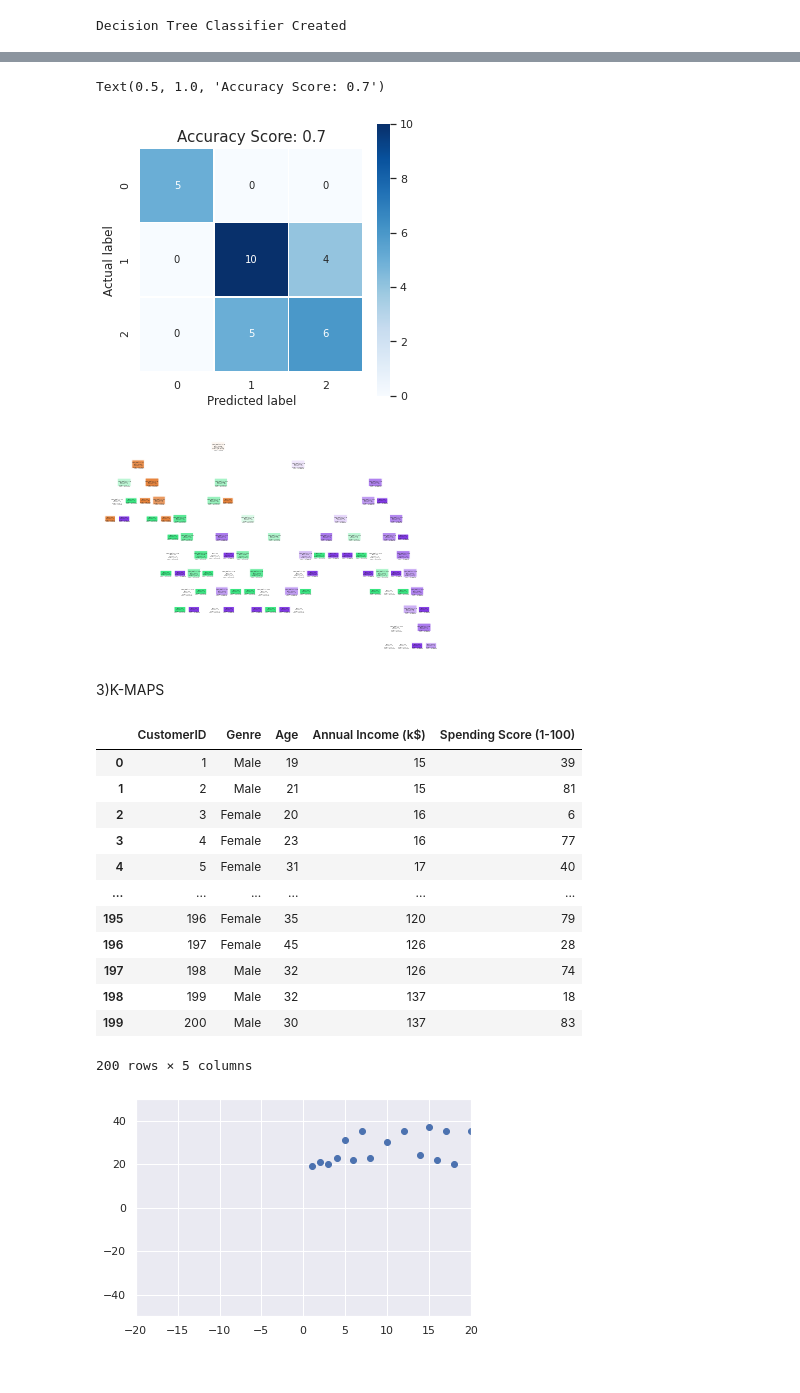
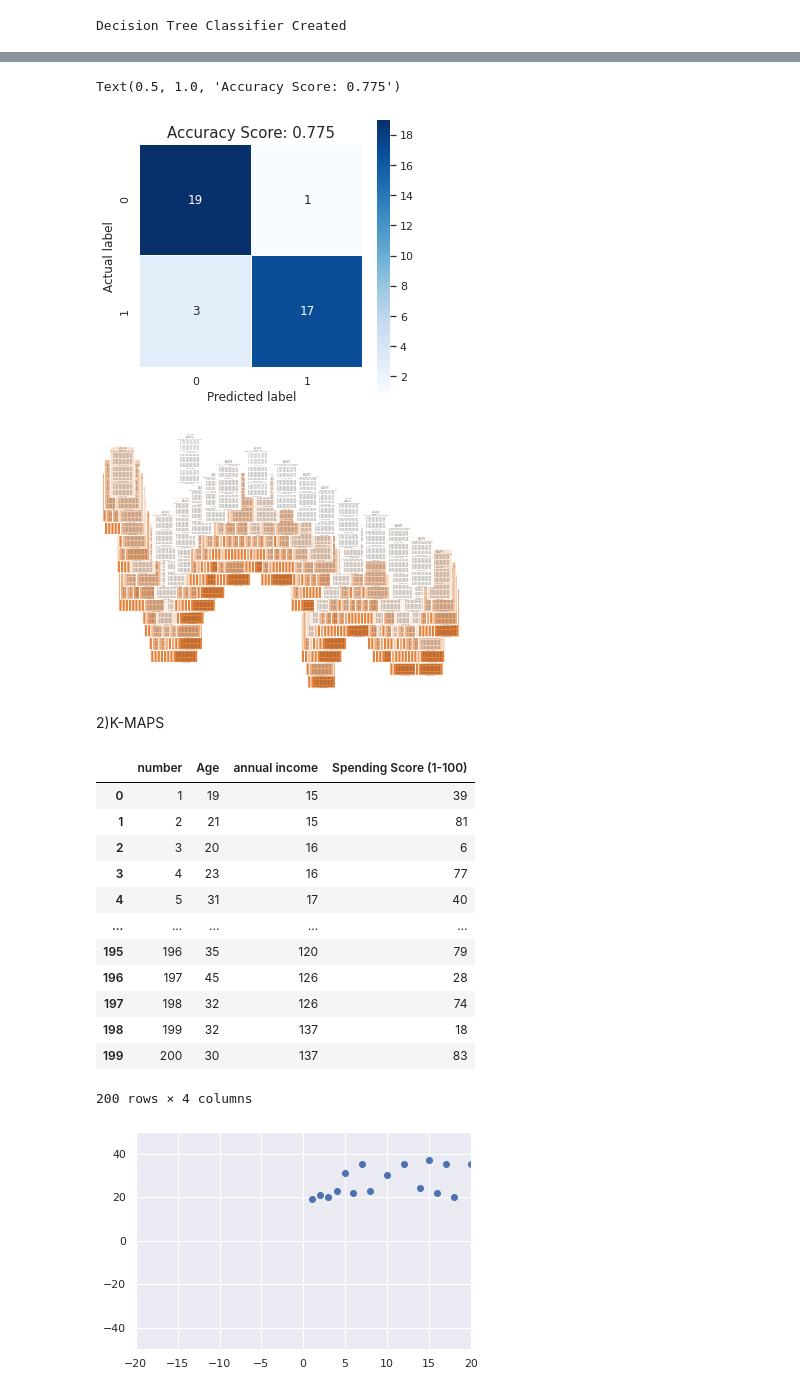
Before and after one commit to Kiranmayi18/Basic, a Jupyter notebook: Untitled5.ipynb, the cells around one changed output, grey strips where cells are left out. Saved outputs shown, nothing was run; the diff lists cells and outputs as text; code cells hidden in the pictures.

```diff
--- a/Untitled5.ipynb
+++ b/Untitled5.ipynb
@@ -106,7 +106,7 @@ sns.scatterplot(x='CustomerID',y='Age',data=news,palette='Dark2_r')
 # %% [markdown]
 CLEANING DATASET
 # %%
-mall.drop('Annual Income (k$)',axis=1,inplace=True)
+mall.drop('annual income',axis=1,inplace=True)
 # %%
 mall.head(50)
 # %% [output]
@@ -246,4 +238,0 @@ Classifier=svm.SVC()
-# %%
-iris = datasets.load_iris()
-x = iris.data[:, :2]
-y = iris.target
@@ -279,7 +246,7 @@ from sklearn.tree import DecisionTreeClassifier#for checking testing results
 from sklearn.metrics import classification_report, confusion_matrix#for visualizing tree
 from sklearn.tree import plot_tree
 # %%
-mall = sns.load_dataset('iris')
+mall = sns.load_dataset('mall')
 mall.head()
 # %% [output]
 |  | sepal_length | sepal_width | petal_length | petal_width | species |
@@ -347,5 +300,6 @@ weighted avg       0.70      0.70      0.70        30
 # %%
 import seaborn as sns
+dtree.fit(x_train,y_train)
 cm = confusion_matrix(y_test, y_pred)
 plt.figure(figsize=(5,5))
 sns.heatmap(data=cm,linewidths=.5, annot=True,square = True,  cmap = 'Blues')
@@ -354,34 +308,34 @@ plt.xlabel('Predicted label')
 all_sample_title = 'Accuracy Score: {0}'.format(dtree.score(x_test, y_test))
 plt.title(all_sample_title, size = 15)
 # %% [output]
-Text(0.5, 1.0, 'Accuracy Score: 0.7')
+Text(0.5, 1.0, 'Accuracy Score: 0.775')
-[figure, old version]
+[figure, new version]
 # %%
 dec_tree = plot_tree(decision_tree=dtree, feature_names = mall.columns,
-                     class_names =["setosa", "vercicolor", "verginica"] , filled = True , precision = 4, rounded = True)
+                     class_names =["number", "Age", "annual income"] , filled = True , precision = 4, rounded = True)
 # %% [output]
-[figure, old version]
+[figure, new version]
 # %% [markdown]
-3)K-MAPS
+2)K-MAPS
 # %%
 import statsmodels.api as sm
 sns.set()
 from sklearn.cluster import KMeans
 # %%
-mall = pd.read_csv('mall.csv')
+mall = pd.read_csv('Mall.csv')
 mall
 # %% [output]
-|  | CustomerID | Genre | Age | Annual Income (k$) | Spending Score (1-100) |
-| 0 | 1 | Male | 19 | 15 | 39 |
-| 1 | 2 | Male | 21 | 15 | 81 |
-| 2 | 3 | Female | 20 | 16 | 6 |
-| 3 | 4 | Female | 23 | 16 | 77 |
-| 4 | 5 | Female | 31 | 17 | 40 |
-| ... | ... | ... | ... | ... | ... |
-| 195 | 196 | Female | 35 | 120 | 79 |
-| 196 | 197 | Female | 45 | 126 | 28 |
-| 197 | 198 | Male | 32 | 126 | 74 |
-| 198 | 199 | Male | 32 | 137 | 18 |
-| 199 | 200 | Male | 30 | 137 | 83 |
+|  | number | Age | annual income | Spending Score (1-100) |
+| 0 | 1 | 19 | 15 | 39 |
+| 1 | 2 | 21 | 15 | 81 |
+| 2 | 3 | 20 | 16 | 6 |
+| 3 | 4 | 23 | 16 | 77 |
+| 4 | 5 | 31 | 17 | 40 |
+| ... | ... | ... | ... | ... |
+| 195 | 196 | 35 | 120 | 79 |
+| 196 | 197 | 45 | 126 | 28 |
+| 197 | 198 | 32 | 126 | 74 |
+| 198 | 199 | 32 | 137 | 18 |
+| 199 | 200 | 30 | 137 | 83 |
-200 rows × 5 columns
+200 rows × 4 columns
 # %%
```
Also changed, not shown: parts of 31 cells of this notebook.
